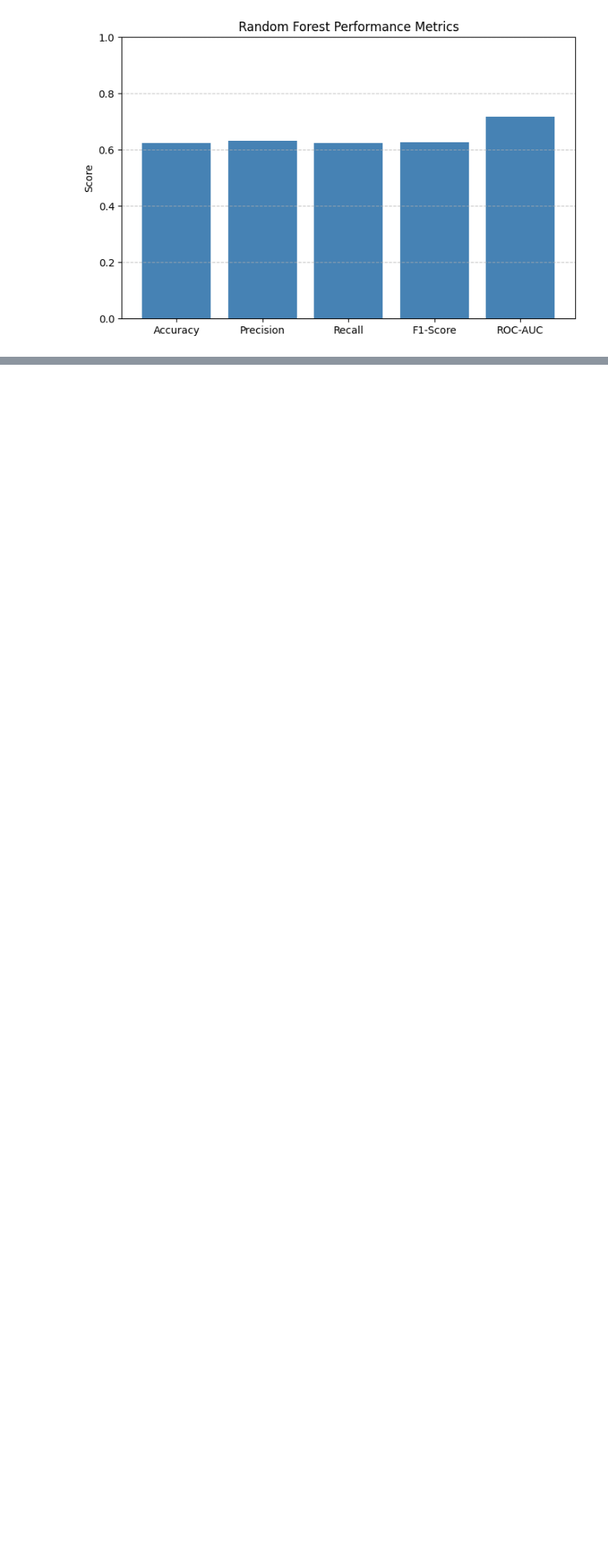
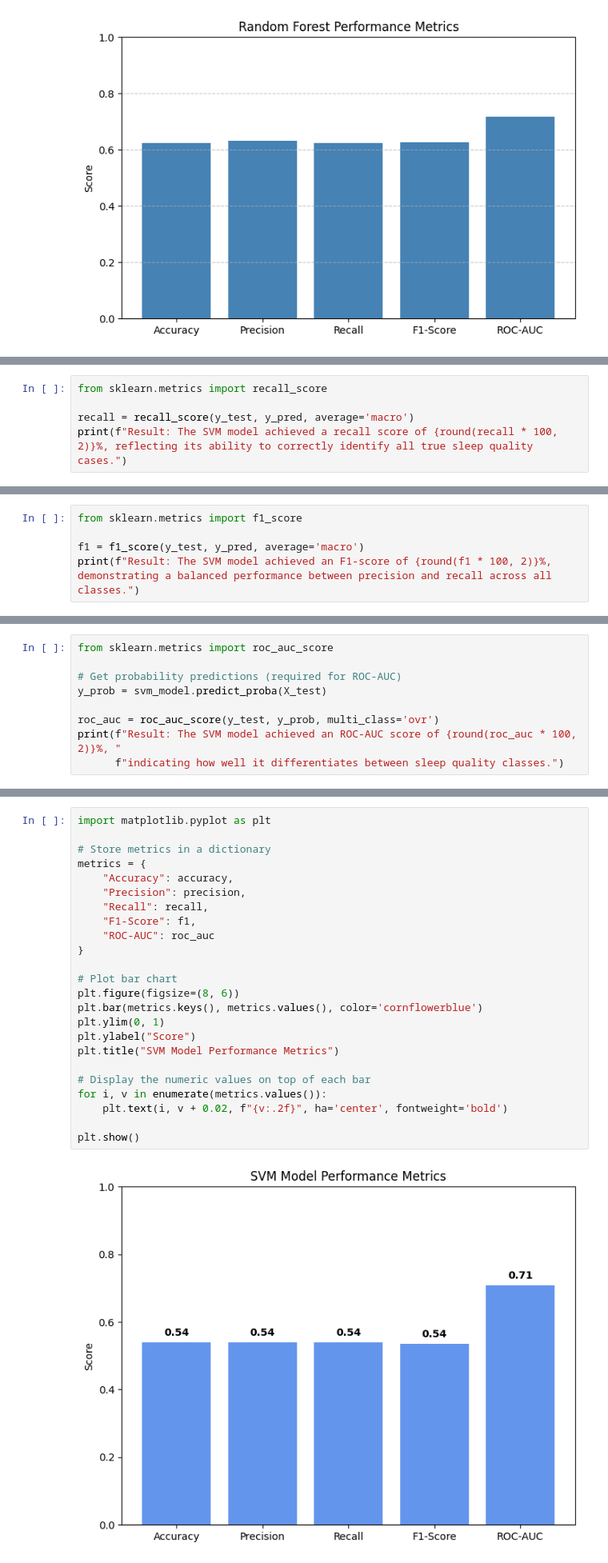
Before and after one commit to sultanahAL/SWE485-Group2, a Jupyter notebook: Supervised_Learning/Phase2_Supervised_Learning.ipynb, the cells around one changed output, grey strips where cells are left out. Shown at 80% size. Drawn from its saved outputs; the diff is of its cells as text; blank space fills up the shorter version.

```diff
--- a/Supervised_Learning/Phase2_Supervised_Learning.ipynb
+++ b/Supervised_Learning/Phase2_Supervised_Learning.ipynb
@@ -387,0 +425,5 @@ plt.show()
+# %%
+from sklearn.metrics import recall_score
+
+recall = recall_score(y_test, y_pred, average='macro')
+print(f"Result: The SVM model achieved a recall score of {round(recall * 100, 2)}%, reflecting its ability to correctly identify all true sleep quality cases.")
@@ -387,0 +435,5 @@ plt.show()
+# %%
+from sklearn.metrics import f1_score
+
+f1 = f1_score(y_test, y_pred, average='macro')
+print(f"Result: The SVM model achieved an F1-score of {round(f1 * 100, 2)}%, demonstrating a balanced performance between precision and recall across all classes.")
@@ -387,0 +445,9 @@ plt.show()
+# %%
+from sklearn.metrics import roc_auc_score
+
+# Get probability predictions (required for ROC-AUC)
+y_prob = svm_model.predict_proba(X_test)
+
+roc_auc = roc_auc_score(y_test, y_prob, multi_class='ovr')
+print(f"Result: The SVM model achieved an ROC-AUC score of {round(roc_auc * 100, 2)}%, "
+      f"indicating how well it differentiates between sleep quality classes.")
@@ -388,2 +474,28 @@ plt.show()
+# %%
+import matplotlib.pyplot as plt
+
+# Store metrics in a dictionary
+metrics = {
+    "Accuracy": accuracy,
+    "Precision": precision,
+    "Recall": recall,
+    "F1-Score": f1,
+    "ROC-AUC": roc_auc
+}
+
+# Plot bar chart
+plt.figure(figsize=(8, 6))
+plt.bar(metrics.keys(), metrics.values(), color='cornflowerblue')
+plt.ylim(0, 1)
+plt.ylabel("Score")
+plt.title("SVM Model Performance Metrics")
+
+# Display the numeric values on top of each bar
+for i, v in enumerate(metrics.values()):
+    plt.text(i, v + 0.02, f"{v:.2f}", ha='center', fontweight='bold')
+
+plt.show()
+# %% [output]
+[figure, added]
 # %% [markdown]
 ## 4. Results Interpretation
```
Also changed, not shown: parts of 19 cells of this notebook, 1 other file.
